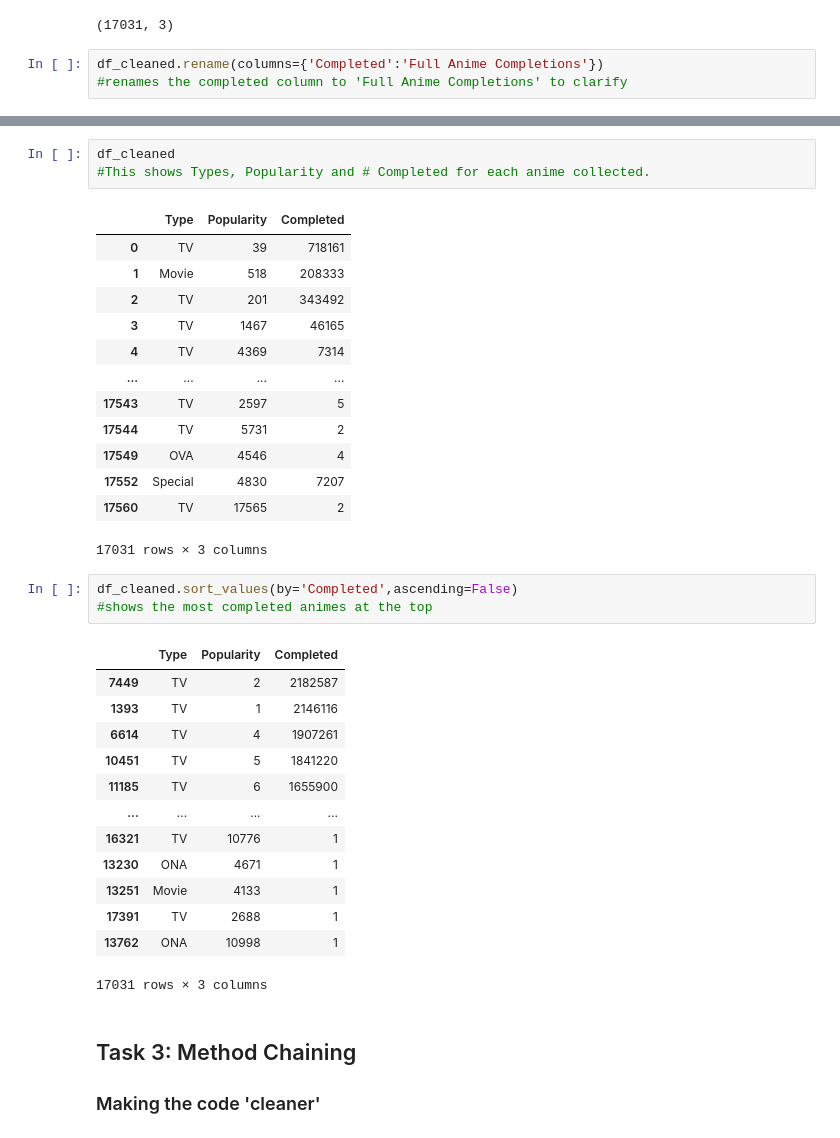
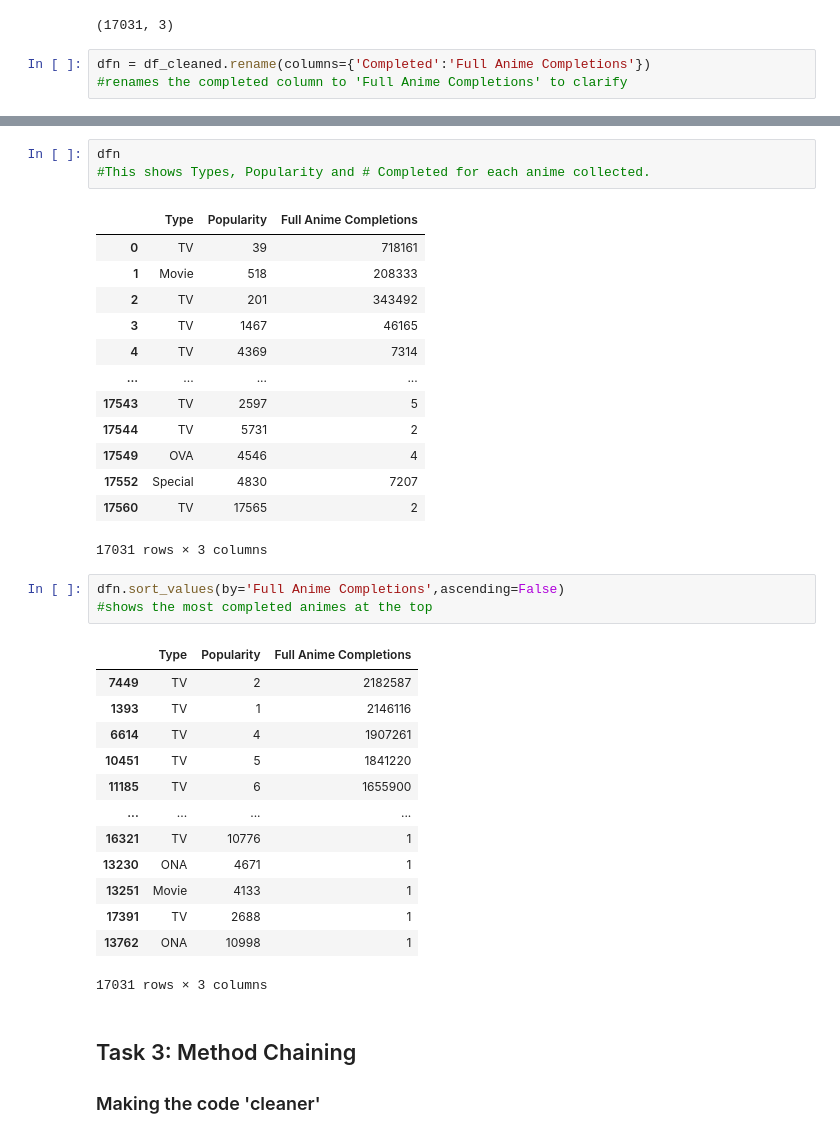
Before and after one commit to ubco-W2022T1-cosc301/project-group12, a Jupyter notebook: notebooks/analysis1.ipynb, the cells around one changed output, grey strips where cells are left out. Saved outputs shown, nothing was run; the diff lists cells and outputs as text.

```diff
--- a/notebooks/analysis1.ipynb
+++ b/notebooks/analysis1.ipynb
@@ -157,5 +157,5 @@ df_cleaned.shape
 # %% [output]
 (17031, 3)
 # %%
-df_cleaned.rename(columns={'Completed':'Full Anime Completions'})
+dfn = df_cleaned.rename(columns={'Completed':'Full Anime Completions'})
 #renames the completed column to 'Full Anime Completions' to clarify
@@ -176,8 +162,8 @@ df_cleaned.rename(columns={'Completed':'Full Anime Completions'})
 # %%
-df_cleaned
+dfn
 #This shows Types, Popularity and # Completed for each anime collected.
 # %% [output]
-|  | Type | Popularity | Completed |
+|  | Type | Popularity | Full Anime Completions |
 | 0 | TV | 39 | 718161 |
 | 1 | Movie | 518 | 208333 |
 | 2 | TV | 201 | 343492 |
@@ -191,10 +177,10 @@ df_cleaned
 | 17560 | TV | 17565 | 2 |
 17031 rows × 3 columns
 # %%
-df_cleaned.sort_values(by='Completed',ascending=False)
+dfn.sort_values(by='Full Anime Completions',ascending=False)
 #shows the most completed animes at the top
 # %% [output]
-|  | Type | Popularity | Completed |
+|  | Type | Popularity | Full Anime Completions |
 | 7449 | TV | 2 | 2182587 |
 | 1393 | TV | 1 | 2146116 |
 | 6614 | TV | 4 | 1907261 |
```
Also changed, not shown: parts of 5 cells of this notebook.
